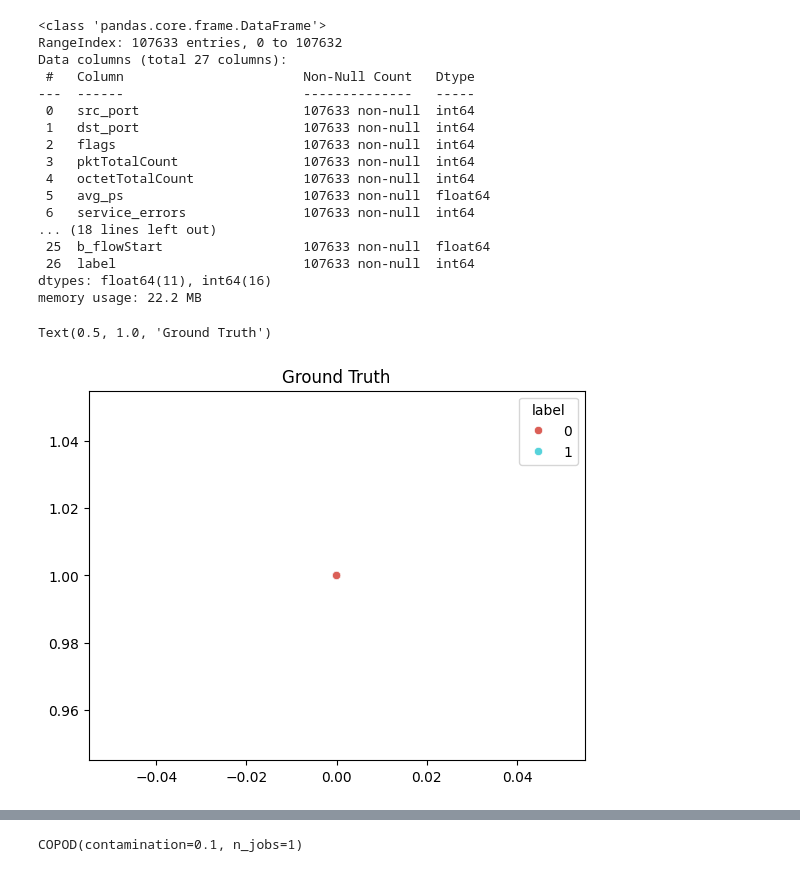
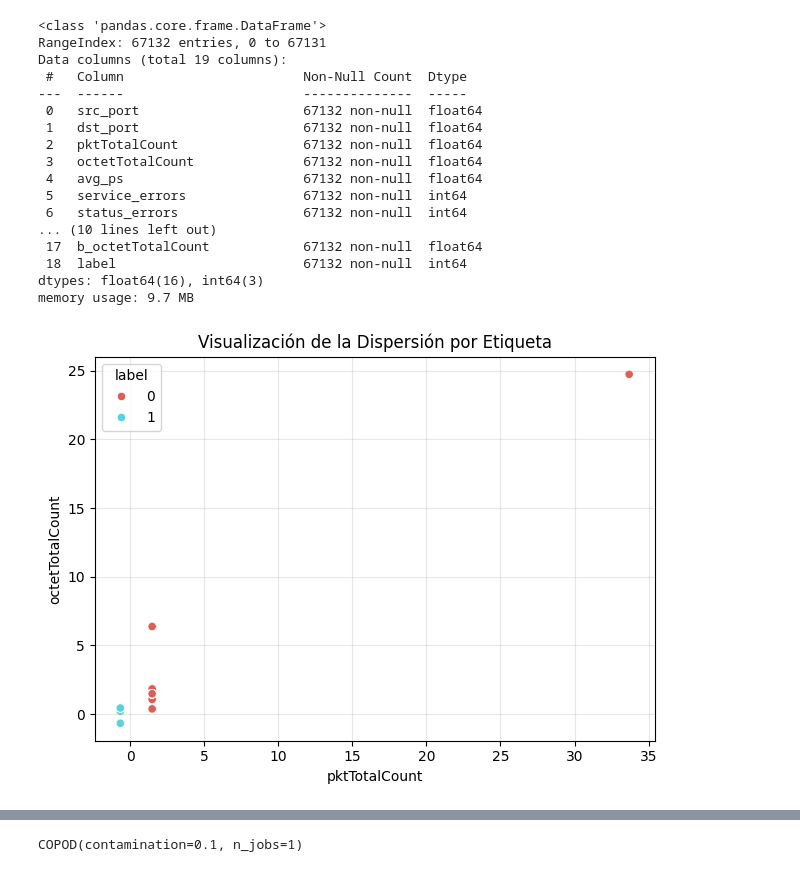
Before and after one commit to BryanEstrada003/OPC-UA-PyOD, a Jupyter notebook: notebooks/training.ipynb, the cells around one changed output, grey strips where cells are left out. Saved outputs shown, nothing was run; the diff lists cells and outputs as text; code cells hidden in the pictures.

```diff
--- a/notebooks/training.ipynb
+++ b/notebooks/training.ipynb
@@ -3,11 +3,11 @@ from pyod.models.copod import COPOD
 import pandas as pd
 from sklearn.model_selection import train_test_split
 
-file = "OPCUA_dataset_public - Original.csv"
+file = "../results/processed_data/opcua_undersampled.csv"
 data = pd.read_csv(file)
 
 # eliminar las columnas que no son numéricas
-data = data.select_dtypes(include=["float64", "int64", "int32"])
+# data = data.select_dtypes(include=["float64", "int64", "int32"])
 
 # quitar las ultimas 2 columnas
 # data = data.iloc[:, :-1]
@@ -43,33 +42,52 @@ data.describe()
 data.info()
 # %% [output]
 <class 'pandas.core.frame.DataFrame'>
-RangeIndex: 107633 entries, 0 to 107632
-Data columns (total 27 columns):
- #   Column                       Non-Null Count   Dtype
----  ------                       --------------   -----
- 0   src_port                     107633 non-null  int64
- 1   dst_port                     107633 non-null  int64
- 2   flags                        107633 non-null  int64
- 3   pktTotalCount                107633 non-null  int64
- 4   octetTotalCount              107633 non-null  int64
- 5   avg_ps                       107633 non-null  float64
- 6   service_errors               107633 non-null  int64
-... (18 lines left out)
- 25  b_flowStart                  107633 non-null  float64
- 26  label                        107633 non-null  int64
-dtypes: float64(11), int64(16)
-memory usage: 22.2 MB
+RangeIndex: 67132 entries, 0 to 67131
+Data columns (total 19 columns):
+ #   Column                       Non-Null Count  Dtype
+---  ------                       --------------  -----
+ 0   src_port                     67132 non-null  float64
+ 1   dst_port                     67132 non-null  float64
+ 2   pktTotalCount                67132 non-null  float64
+ 3   octetTotalCount              67132 non-null  float64
+ 4   avg_ps                       67132 non-null  float64
+ 5   service_errors               67132 non-null  int64
+ 6   status_errors                67132 non-null  int64
+... (10 lines left out)
+ 17  b_octetTotalCount            67132 non-null  float64
+ 18  label                        67132 non-null  int64
+dtypes: float64(16), int64(3)
+memory usage: 9.7 MB
 # %%
 import pandas as pd
-import numpy as np
 import matplotlib.pyplot as plt
 import seaborn as sns
 
-sns.scatterplot(x=0, y=1, hue="label", data=data, palette="hls", legend="full")
-plt.title("Ground Truth")
+# Suponiendo que 'data' es tu DataFrame con las características y etiquetas
+# Ejemplo de cómo debería estar estructurado:
+# data = pd.DataFrame({
+#     'feature1': [...],  # Valores numéricos
+#     'feature2': [...],  # Valores numéricos
+#     'label': [...]      # Etiquetas categóricas
+# })
+
+# Gráfico de dispersión mejorado
+sns.scatterplot(
+    x=data.columns[2],  # Primera característica
+    y=data.columns[3],  # Segunda característica
+    hue="label",  # Variable de coloración
+    data=data,
+    palette="hls",
+    legend="full",
+)
+plt.title("Visualización de la Dispersión por Etiqueta")
+plt.xlabel(data.columns[2])  # Nombre de la primera característica
+plt.ylabel(data.columns[3])  # Nombre de la segunda característica
+plt.grid(True, alpha=0.3)
+plt.tight_layout()
+plt.show()
 # %% [output]
-Text(0.5, 1.0, 'Ground Truth')
-[figure, old version]
+[figure, new version]
 # %%
 # dividir el dataset en train y test
 # columna label es Y
```
Also changed, not shown: parts of 12 cells of this notebook, 15 other files.
